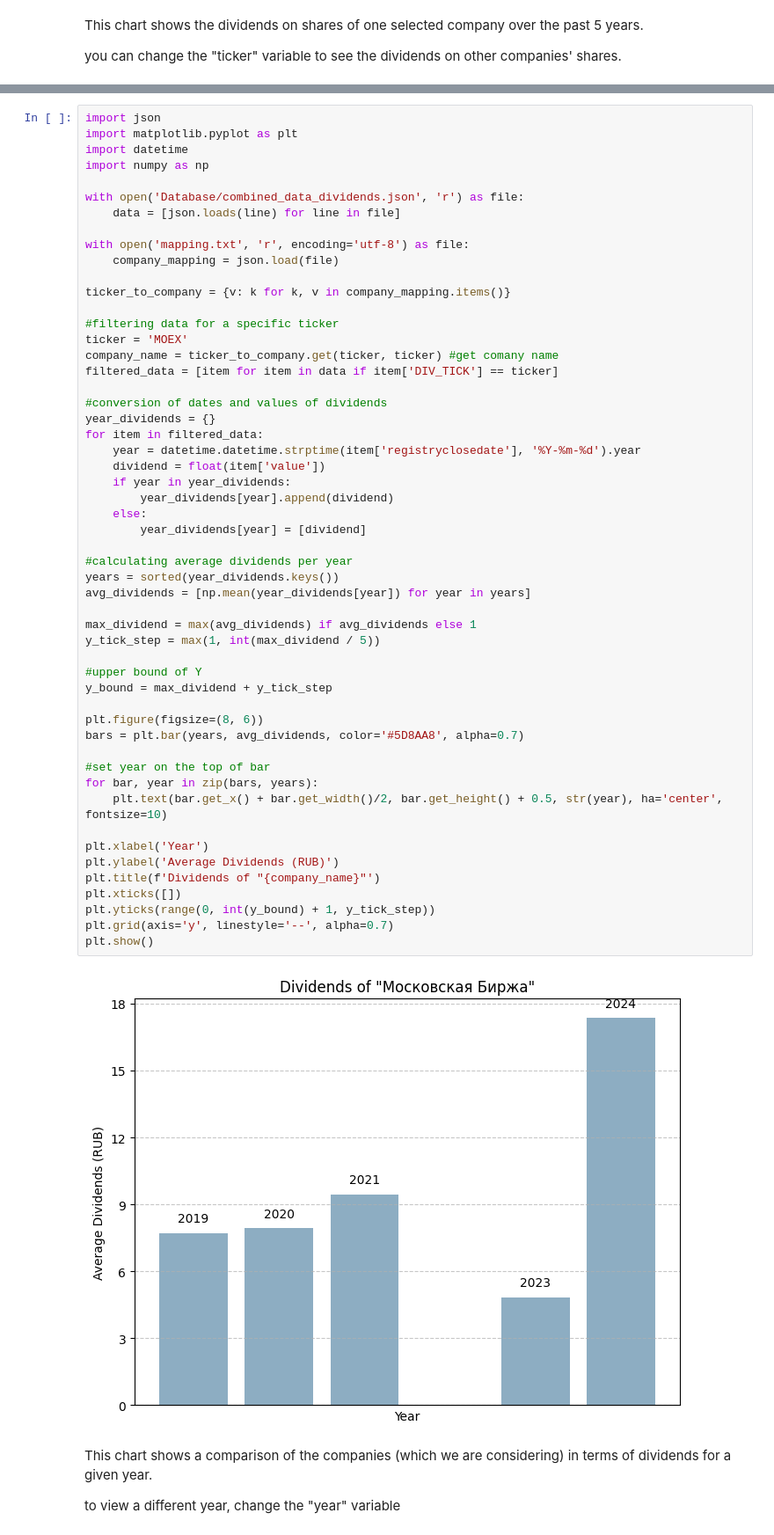
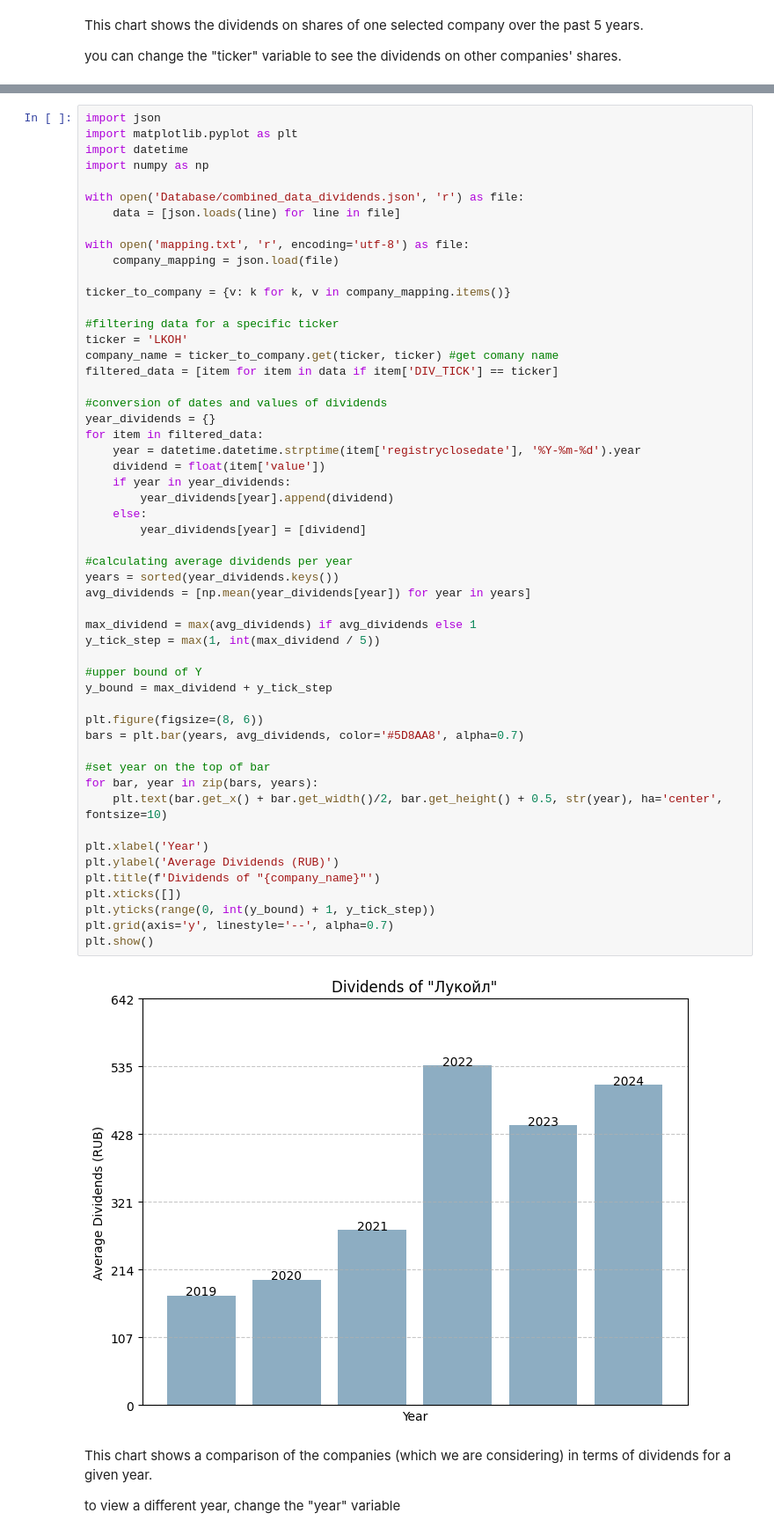
Before and after one commit to Data-Wrangling-and-Visualisation/Visualizing-Russian-Stock-Market, a Jupyter notebook: dividends_eda.ipynb, the cells around one changed output, grey strips where cells are left out. Shown at 88% size. Drawn from its saved outputs; the diff is of its cells as text.

```diff
--- a/dividends_eda.ipynb
+++ b/dividends_eda.ipynb
@@ -74,7 +74,7 @@ with open('mapping.txt', 'r', encoding='utf-8') as file:
 ticker_to_company = {v: k for k, v in company_mapping.items()}
 
 #filtering data for a specific ticker
-ticker = 'MOEX'
+ticker = 'LKOH'
 company_name = ticker_to_company.get(ticker, ticker) #get comany name
 filtered_data = [item for item in data if item['DIV_TICK'] == ticker]
 
@@ -86,34 +86,34 @@ for item in filtered_data:
     if year in year_dividends:
         year_dividends[year].append(dividend)
     else:
         year_dividends[year] = [dividend]
 
 #calculating average dividends per year
 years = sorted(year_dividends.keys())
 avg_dividends = [np.mean(year_dividends[year]) for year in years]
 
 max_dividend = max(avg_dividends) if avg_dividends else 1
 y_tick_step = max(1, int(max_dividend / 5))
 
 #upper bound of Y
 y_bound = max_dividend + y_tick_step
 
 plt.figure(figsize=(8, 6))
 bars = plt.bar(years, avg_dividends, color='#5D8AA8', alpha=0.7)
 
 #set year on the top of bar
 for bar, year in zip(bars, years):
     plt.text(bar.get_x() + bar.get_width()/2, bar.get_height() + 0.5, str(year), ha='center', fontsize=10)
 
 plt.xlabel('Year')
 plt.ylabel('Average Dividends (RUB)')
 plt.title(f'Dividends of "{company_name}"')
 plt.xticks([])
 plt.yticks(range(0, int(y_bound) + 1, y_tick_step))
 plt.grid(axis='y', linestyle='--', alpha=0.7)
 plt.show()
 # %% [output]
-[figure, old version]
+[figure, new version]
 # %% [markdown]
 This chart shows a comparison of the companies (which we are considering) in terms of dividends for a given year.
 
```
Also changed, not shown: parts of 2 cells of this notebook.
